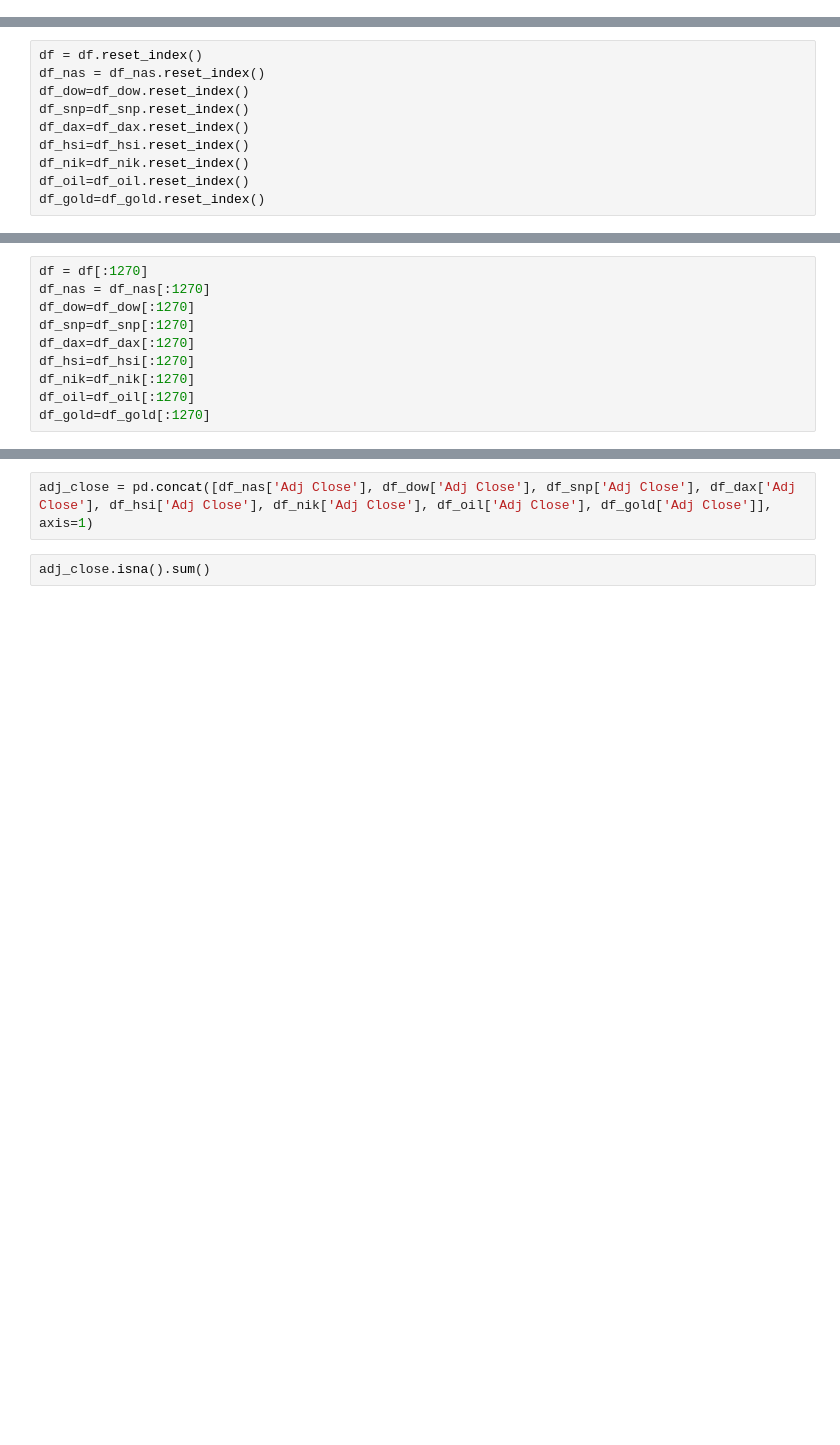
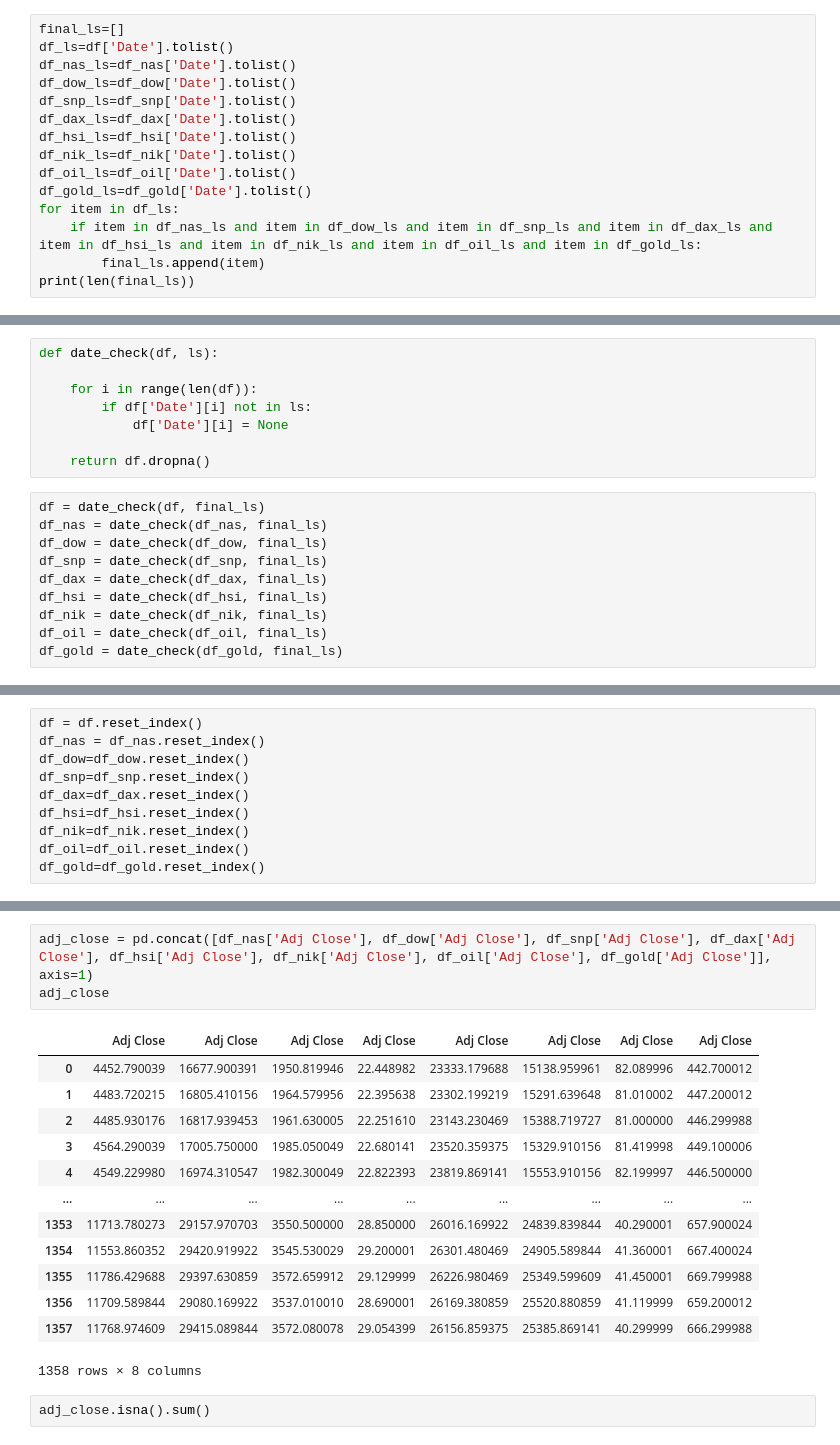
Before and after one commit to zlibutmatthew/Stock-Prediction-SVM, a Jupyter notebook: SVM_Stock_Prediction.ipynb, the cells around one changed output, grey strips where cells are left out. Drawn from its saved outputs; the diff is of its cells as text; blank space fills up the shorter version.

```diff
--- a/SVM_Stock_Prediction.ipynb
+++ b/SVM_Stock_Prediction.ipynb
@@ -140,0 +148,15 @@ df_gold.head()
+# %%
+final_ls=[]
+df_ls=df['Date'].tolist()
+df_nas_ls=df_nas['Date'].tolist()
+df_dow_ls=df_dow['Date'].tolist()
+df_snp_ls=df_snp['Date'].tolist()
+df_dax_ls=df_dax['Date'].tolist()
+df_hsi_ls=df_hsi['Date'].tolist()
+df_nik_ls=df_nik['Date'].tolist()
+df_oil_ls=df_oil['Date'].tolist()
+df_gold_ls=df_gold['Date'].tolist()
+for item in df_ls:
+    if item in df_nas_ls and item in df_dow_ls and item in df_snp_ls and item in df_dax_ls and item in df_hsi_ls and item in df_nik_ls and item in df_oil_ls and item in df_gold_ls:
+        final_ls.append(item)
+print(len(final_ls))
@@ -140,0 +165,18 @@ df_gold.head()
+# %%
+def date_check(df, ls):
+
+    for i in range(len(df)):
+        if df['Date'][i] not in ls:
+            df['Date'][i] = None
+
+    return df.dropna()
+# %%
+df = date_check(df, final_ls)
+df_nas = date_check(df_nas, final_ls)
+df_dow = date_check(df_dow, final_ls)
+df_snp = date_check(df_snp, final_ls)
+df_dax = date_check(df_dax, final_ls)
+df_hsi = date_check(df_hsi, final_ls)
+df_nik = date_check(df_nik, final_ls)
+df_oil = date_check(df_oil, final_ls)
+df_gold = date_check(df_gold, final_ls)
@@ -155,13 +215,3 @@ print(len(df), len(df_nas), len(df_dow), len(df_snp), len(df_dax), len(df_hsi),
-# %%
-df = df[:1270]
-df_nas = df_nas[:1270]
-df_dow=df_dow[:1270]
-df_snp=df_snp[:1270]
-df_dax=df_dax[:1270]
-df_hsi=df_hsi[:1270]
-df_nik=df_nik[:1270]
-df_oil=df_oil[:1270]
-df_gold=df_gold[:1270]
 # %%
 df.shape, df_nas.shape, df_dow.shape, df_snp.shape, df_dax.shape, df_hsi.shape, df_nik.shape, df_oil.shape, df_gold.shape
 # %% [output]
@@ -177,5 +227,20 @@ df.shape, df_nas.shape, df_dow.shape, df_snp.shape, df_dax.shape, df_hsi.shape,
 # %%
 adj_close = pd.concat([df_nas['Adj Close'], df_dow['Adj Close'], df_snp['Adj Close'], df_dax['Adj Close'], df_hsi['Adj Close'], df_nik['Adj Close'], df_oil['Adj Close'], df_gold['Adj Close']], axis=1)
+adj_close
+# %% [output]
+|  | Adj Close | Adj Close | Adj Close | Adj Close | Adj Close | Adj Close | Adj Close | Adj Close |
+| 0 | 4452.790039 | 16677.900391 | 1950.819946 | 22.448982 | 23333.179688 | 15138.959961 | 82.089996 | 442.700012 |
+| 1 | 4483.720215 | 16805.410156 | 1964.579956 | 22.395638 | 23302.199219 | 15291.639648 | 81.010002 | 447.200012 |
+| 2 | 4485.930176 | 16817.939453 | 1961.630005 | 22.251610 | 23143.230469 | 15388.719727 | 81.000000 | 446.299988 |
+| 3 | 4564.290039 | 17005.750000 | 1985.050049 | 22.680141 | 23520.359375 | 15329.910156 | 81.419998 | 449.100006 |
+| 4 | 4549.229980 | 16974.310547 | 1982.300049 | 22.822393 | 23819.869141 | 15553.910156 | 82.199997 | 446.500000 |
+| ... | ... | ... | ... | ... | ... | ... | ... | ... |
+| 1353 | 11713.780273 | 29157.970703 | 3550.500000 | 28.850000 | 26016.169922 | 24839.839844 | 40.290001 | 657.900024 |
+| 1354 | 11553.860352 | 29420.919922 | 3545.530029 | 29.200001 | 26301.480469 | 24905.589844 | 41.360001 | 667.400024 |
+| 1355 | 11786.429688 | 29397.630859 | 3572.659912 | 29.129999 | 26226.980469 | 25349.599609 | 41.450001 | 669.799988 |
+| 1356 | 11709.589844 | 29080.169922 | 3537.010010 | 28.690001 | 26169.380859 | 25520.880859 | 41.119999 | 659.200012 |
+| 1357 | 11768.974609 | 29415.089844 | 3572.080078 | 29.054399 | 26156.859375 | 25385.869141 | 40.299999 | 666.299988 |
+1358 rows × 8 columns
 # %%
 adj_close.isna().sum()
 # %% [output]
```
Also changed, not shown: parts of 52 cells of this notebook.
